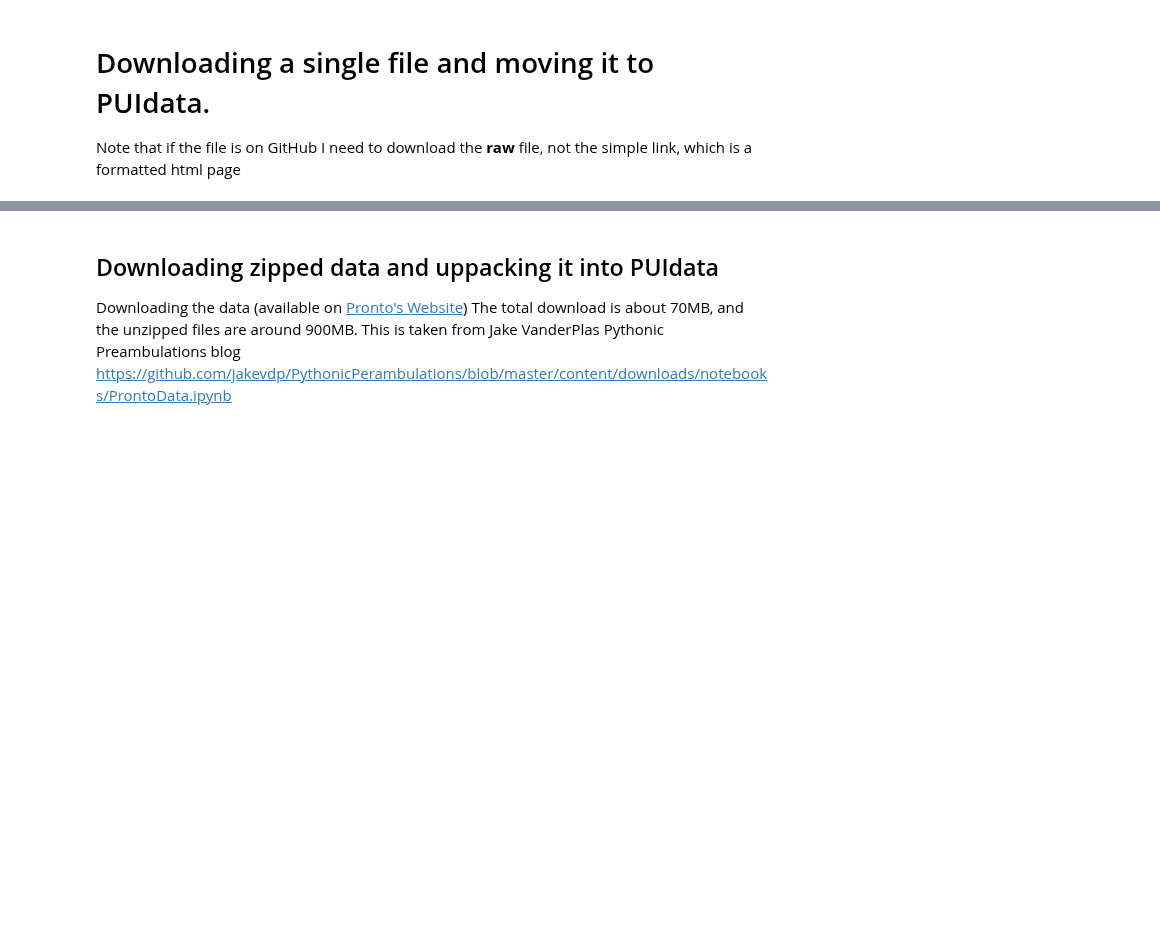
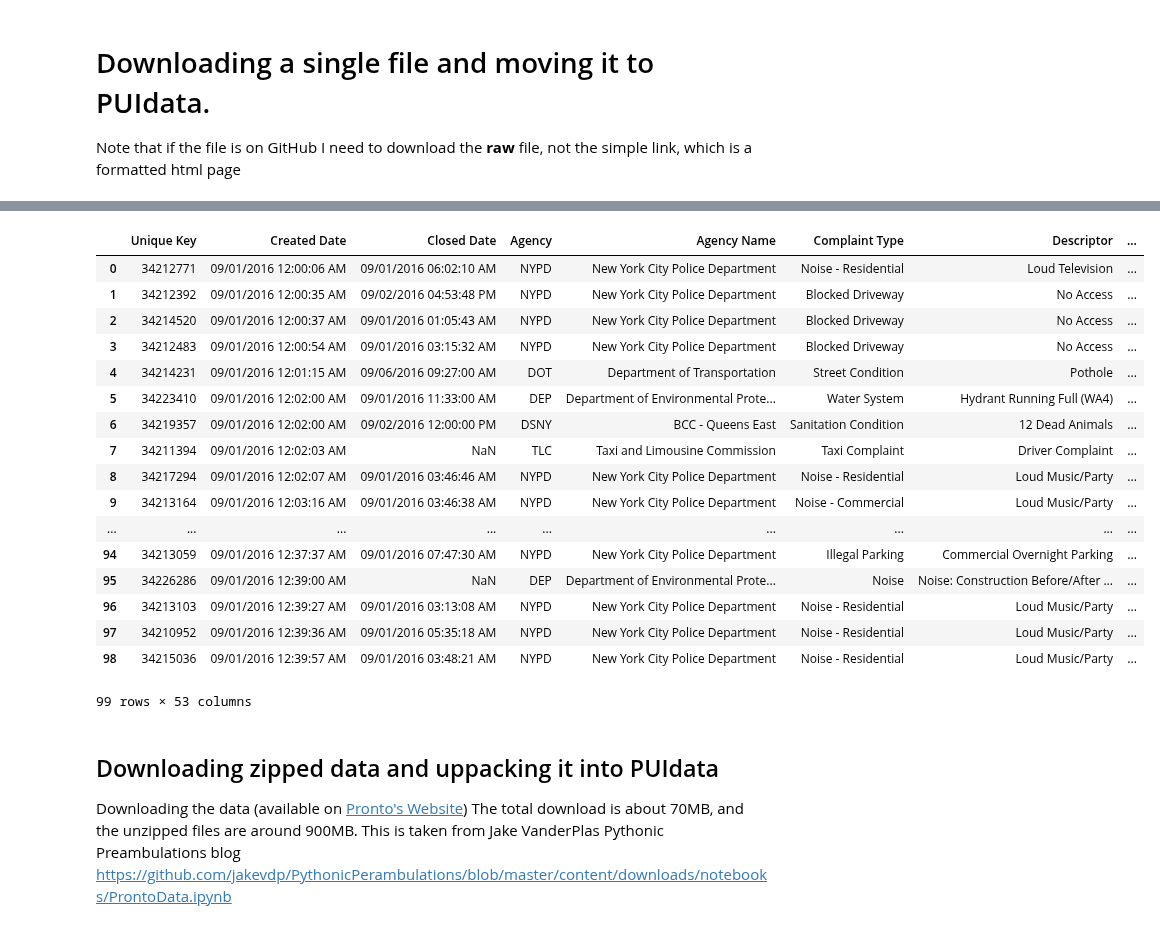
Before and after one commit to fedhere/UInotebooks, a Jupyter notebook: dataWrangling/RetrieveDataIntoPUIDATA.ipynb, the cells around one changed output, grey strips where cells are left out. Saved outputs shown, nothing was run; the diff lists cells and outputs as text; code cells hidden in the pictures; blank space fills up the shorter version.

```diff
--- a/dataWrangling/RetrieveDataIntoPUIDATA.ipynb
+++ b/dataWrangling/RetrieveDataIntoPUIDATA.ipynb
@@ -26,3 +20,26 @@ Note that if the file is on GitHub I need to download the __raw__ file, not the
+# %%
+#reading in directly from a url
+import pandas as pd
+pd.read_csv("https://serv.cusp.nyu.edu/~fbianco/PUIdata/311_Service_Requests_from_2010_to_Present_head.csv")
+# %% [output]
+|  | Unique Key | Created Date | Closed Date | Agency | Agency Name | Complaint Type | Descriptor | ... |
+| 0 | 34212771 | 09/01/2016 12:00:06 AM | 09/01/2016 06:02:10 AM | NYPD | New York City Police Department | Noise - Residential | Loud Television | ... |
+| 1 | 34212392 | 09/01/2016 12:00:35 AM | 09/02/2016 04:53:48 PM | NYPD | New York City Police Department | Blocked Driveway | No Access | ... |
+| 2 | 34214520 | 09/01/2016 12:00:37 AM | 09/01/2016 01:05:43 AM | NYPD | New York City Police Department | Blocked Driveway | No Access | ... |
+| 3 | 34212483 | 09/01/2016 12:00:54 AM | 09/01/2016 03:15:32 AM | NYPD | New York City Police Department | Blocked Driveway | No Access | ... |
+| 4 | 34214231 | 09/01/2016 12:01:15 AM | 09/06/2016 09:27:00 AM | DOT | Department of Transportation | Street Condition | Pothole | ... |
+| 5 | 34223410 | 09/01/2016 12:02:00 AM | 09/01/2016 11:33:00 AM | DEP | Department of Environmental Prote... | Water System | Hydrant Running Full (WA4) | ... |
+| 6 | 34219357 | 09/01/2016 12:02:00 AM | 09/02/2016 12:00:00 PM | DSNY | BCC - Queens East | Sanitation Condition | 12 Dead Animals | ... |
+| 7 | 34211394 | 09/01/2016 12:02:03 AM | NaN | TLC | Taxi and Limousine Commission | Taxi Complaint | Driver Complaint | ... |
+| 8 | 34217294 | 09/01/2016 12:02:07 AM | 09/01/2016 03:46:46 AM | NYPD | New York City Police Department | Noise - Residential | Loud Music/Party | ... |
+| 9 | 34213164 | 09/01/2016 12:03:16 AM | 09/01/2016 03:46:38 AM | NYPD | New York City Police Department | Noise - Commercial | Loud Music/Party | ... |
+| ... | ... | ... | ... | ... | ... | ... | ... | ... |
+| 94 | 34213059 | 09/01/2016 12:37:37 AM | 09/01/2016 07:47:30 AM | NYPD | New York City Police Department | Illegal Parking | Commercial Overnight Parking | ... |
+| 95 | 34226286 | 09/01/2016 12:39:00 AM | NaN | DEP | Department of Environmental Prote... | Noise | Noise: Construction Before/After ... | ... |
+| 96 | 34213103 | 09/01/2016 12:39:27 AM | 09/01/2016 03:13:08 AM | NYPD | New York City Police Department | Noise - Residential | Loud Music/Party | ... |
+| 97 | 34210952 | 09/01/2016 12:39:36 AM | 09/01/2016 05:35:18 AM | NYPD | New York City Police Department | Noise - Residential | Loud Music/Party | ... |
+| 98 | 34215036 | 09/01/2016 12:39:57 AM | 09/01/2016 03:48:21 AM | NYPD | New York City Police Department | Noise - Residential | Loud Music/Party | ... |
+99 rows × 53 columns
 # %% [markdown]
 ## Downloading zipped data and uppacking it into PUIdata
 
```
Also changed, not shown: parts of 7 cells of this notebook, 3 other files.
